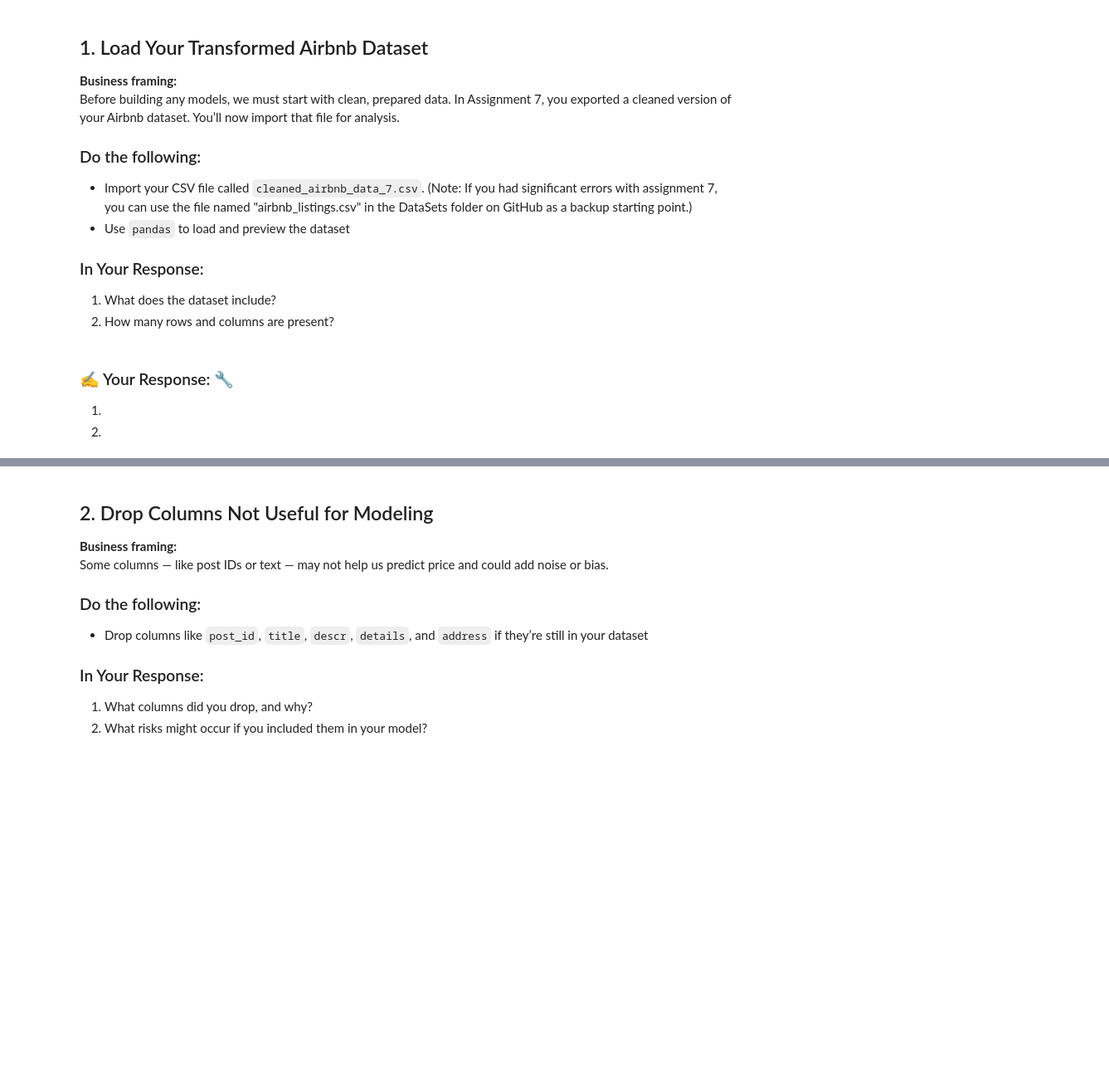
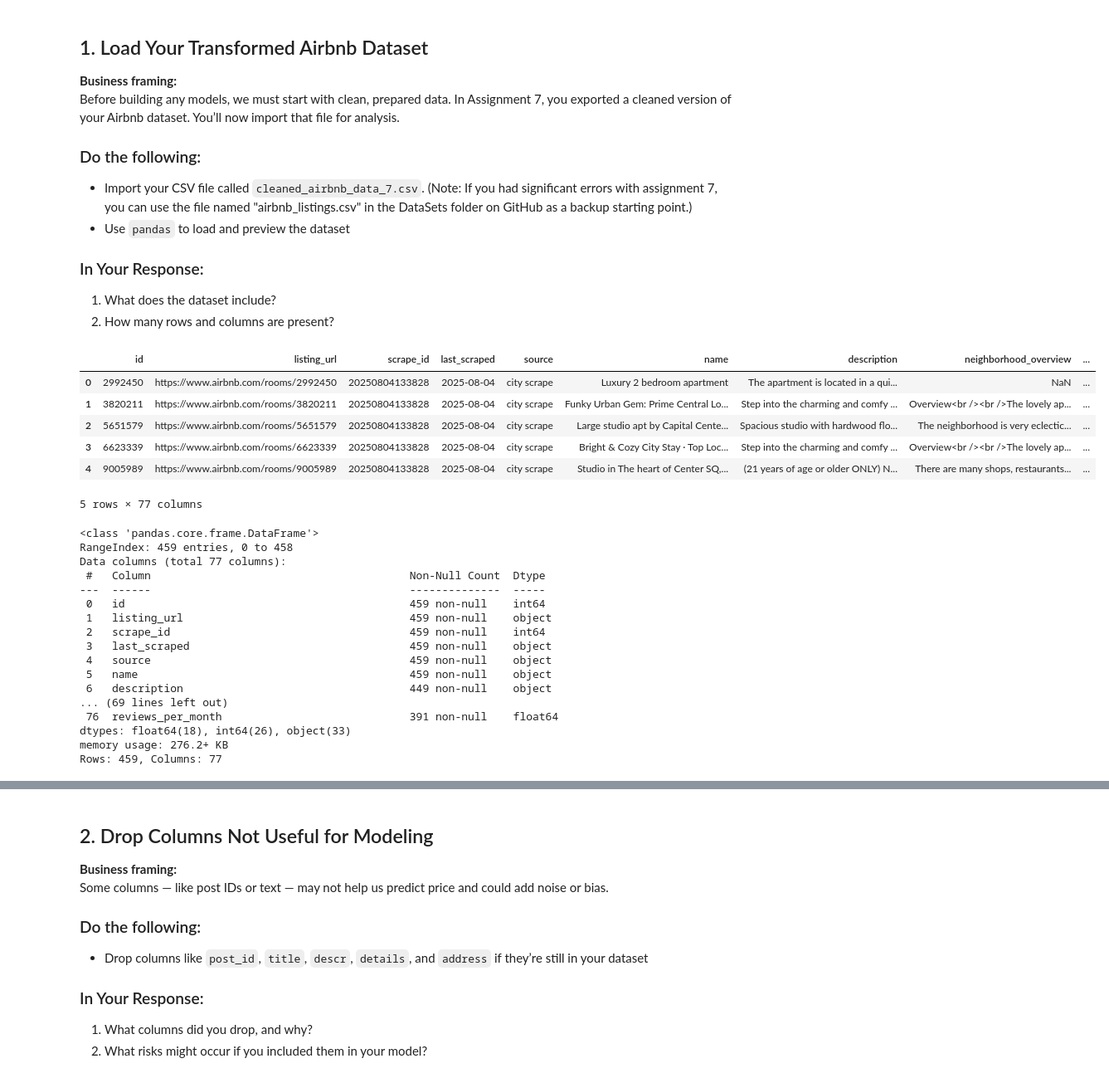
Before and after one commit to thornton330j/IS-4487, a Jupyter notebook: Assignments/assignment_11_ThorntonJackson.ipynb, the cells around one changed output, grey strips where cells are left out. Shown at 83% size. Cells and saved outputs as stored; diff of their text form; code cells hidden in the pictures; blank space fills up the shorter version.

```diff
--- a/Assignments/assignment_11_ThorntonJackson.ipynb
+++ b/Assignments/assignment_11_ThorntonJackson.ipynb
@@ -59,5 +57,40 @@ Before building any models, we must start with clean, prepared data. In Assignme
-# %% [markdown]
-### ✍️ Your Response: 🔧
-1.
-
-2.
+# %%
+# 🔧 Add code here
+import pandas as pd
+import requests
+
+# Define
+github_csv_url = 'https://raw.githubusercontent.com/Stan-Pugsley/is_4487_base/main/DataSets/airbnb_listings.csv'
+airbnb_csv_path = 'airbnb_listings.csv'
+
+# Load dataset
+df = pd.read_csv(airbnb_csv_path)
+
+display(df.head())
+df.info()
+print(f"Rows: {df.shape[0]}, Columns: {df.shape[1]}")
+# %% [output]
+|  | id | listing_url | scrape_id | last_scraped | source | name | description | neighborhood_overview | ... |
+| 0 | 2992450 | https://www.airbnb.com/rooms/2992450 | 20250804133828 | 2025-08-04 | city scrape | Luxury 2 bedroom apartment | The apartment is located in a qui... | NaN | ... |
+| 1 | 3820211 | https://www.airbnb.com/rooms/3820211 | 20250804133828 | 2025-08-04 | city scrape | Funky Urban Gem: Prime Central Lo... | Step into the charming and comfy ... | Overview<br /><br />The lovely ap... | ... |
+| 2 | 5651579 | https://www.airbnb.com/rooms/5651579 | 20250804133828 | 2025-08-04 | city scrape | Large studio apt by Capital Cente... | Spacious studio with hardwood flo... | The neighborhood is very eclectic... | ... |
+| 3 | 6623339 | https://www.airbnb.com/rooms/6623339 | 20250804133828 | 2025-08-04 | city scrape | Bright & Cozy City Stay · Top Loc... | Step into the charming and comfy ... | Overview<br /><br />The lovely ap... | ... |
+| 4 | 9005989 | https://www.airbnb.com/rooms/9005989 | 20250804133828 | 2025-08-04 | city scrape | Studio in The heart of Center SQ,... | (21 years of age or older ONLY) N... | There are many shops, restaurants... | ... |
+5 rows × 77 columns
+<class 'pandas.core.frame.DataFrame'>
+RangeIndex: 459 entries, 0 to 458
+Data columns (total 77 columns):
+ #   Column                                        Non-Null Count  Dtype
+---  ------                                        --------------  -----
+ 0   id                                            459 non-null    int64
+ 1   listing_url                                   459 non-null    object
+ 2   scrape_id                                     459 non-null    int64
+ 3   last_scraped                                  459 non-null    object
+ 4   source                                        459 non-null    object
+ 5   name                                          459 non-null    object
+ 6   description                                   449 non-null    object
+... (69 lines left out)
+ 76  reviews_per_month                             391 non-null    float64
+dtypes: float64(18), int64(26), object(33)
+memory usage: 276.2+ KB
+Rows: 459, Columns: 77
```
Also changed, not shown: parts of 20 cells of this notebook.
